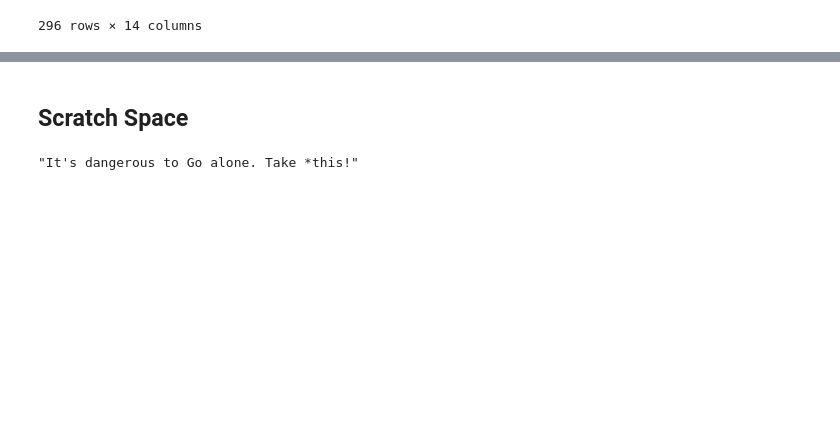
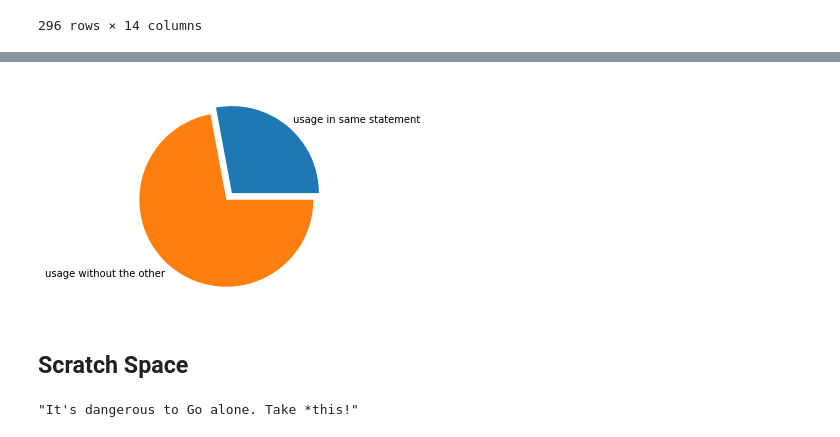
Before and after one commit to jlauinger/master-of-science, a Jupyter notebook: code/data-survey/analysis/data-exploration.ipynb, the cells around one changed output, grey strips where cells are left out. Cells and saved outputs as stored; diff of their text form; code cells hidden in the pictures; blank space fills up the shorter version.

Commit message:
add first analysis of AST data

```diff
--- a/code/data-survey/analysis/data-exploration.ipynb
+++ b/code/data-survey/analysis/data-exploration.ipynb
@@ -1494,0 +1499,4 @@ grep_df\
+# %%
+ast_df = pd.read_csv('/root/data/ast/ast_findings_0_499.csv')
+function_df = pd.read_csv('/root/data/ast/functions_0_499.csv')
+statement_df = pd.read_csv('/root/data/ast/statements_0_499.csv')
@@ -1494,0 +1534,9 @@ grep_df\
+# %%
+df1 = statement_df\
+    .where(statement_df['number_unsafe_pointer'] > 0)\
+    .where(statement_df['number_uintptr'] > 0)\
+    .dropna()
+
+df1['count'] = df1.apply(lambda x: x['number_unsafe_pointer'] + x['number_uintptr'], axis=1)
+
+df1
@@ -1495,3 +1557,15 @@ grep_df\
+# %%
+simultaneousCount = df1['count'].sum()
+totalCount = ast_df\
+    .where((ast_df['match_type']=='unsafe.Pointer')|(ast_df['match_type']=='uintptr'))\
+    .dropna()['line_number'].count()
+
+data = [simultaneousCount, totalCount - simultaneousCount]
+
+plt.pie(data, labels=['usage in same statement', 'usage without the other'], explode=(0, 0.1))
+plt.show()
+# %% [output]
+[figure, added]
 # %% [markdown]
 ## Scratch Space
 # %%
```
Also changed, not shown: parts of 10 cells of this notebook.
